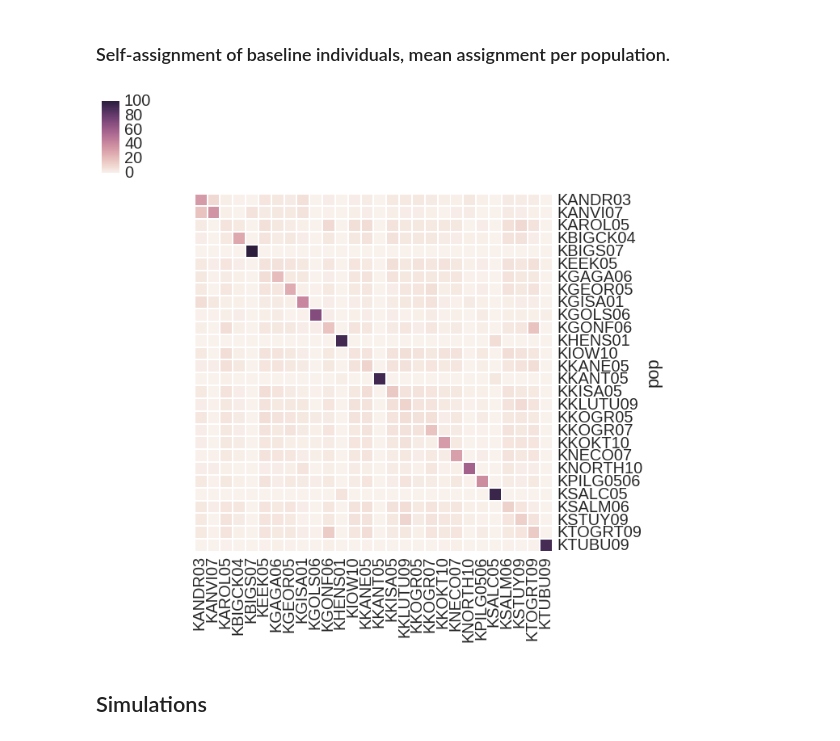
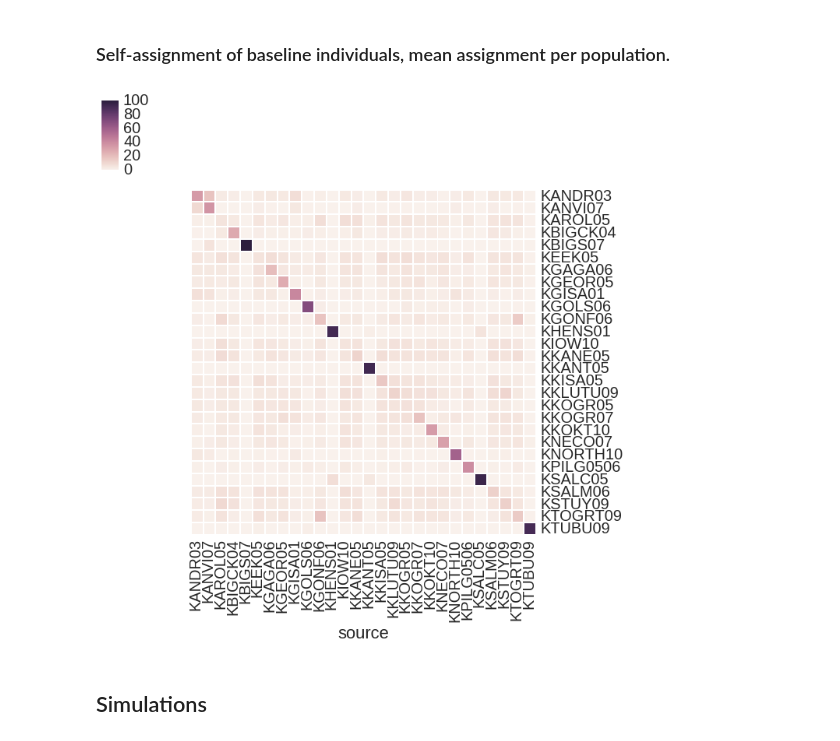
Before and after one commit to rwaples/chinook_gsi_example, a Jupyter notebook: gsi_sim.ipynb, the cells around one changed output. Drawn from its saved outputs; the diff is of its cells as text; code cells hidden in the pictures.

```diff
--- a/gsi_sim.ipynb
+++ b/gsi_sim.ipynb
@@ -178,14 +194,14 @@ plt.show()
 # %% [markdown]
 ### Self-assignment of baseline individuals, mean assignment per population.
 # %%
-self_assignments['pop'] = [xx.split("_")[0] for xx in self_assignments.index]
-mean_assignment=self_assignments.groupby('pop').mean()
+self_assignments['source'] = [xx.split("_")[0] for xx in self_assignments.index]
+mean_assignment=self_assignments.groupby('source').mean()
 # %%
 figsize(16,12)
-sns.clustermap(mean_assignment,col_cluster=False, row_cluster=False)
+sns.clustermap(mean_assignment.T,col_cluster=False, row_cluster=False)
 plt.show()
 # %% [output]
-[figure, old version]
+[figure, new version]
 # %% [markdown]
 ## Simulations
 # %% [markdown]
```
Also changed, not shown: parts of 36 cells of this notebook, 2 other files.
